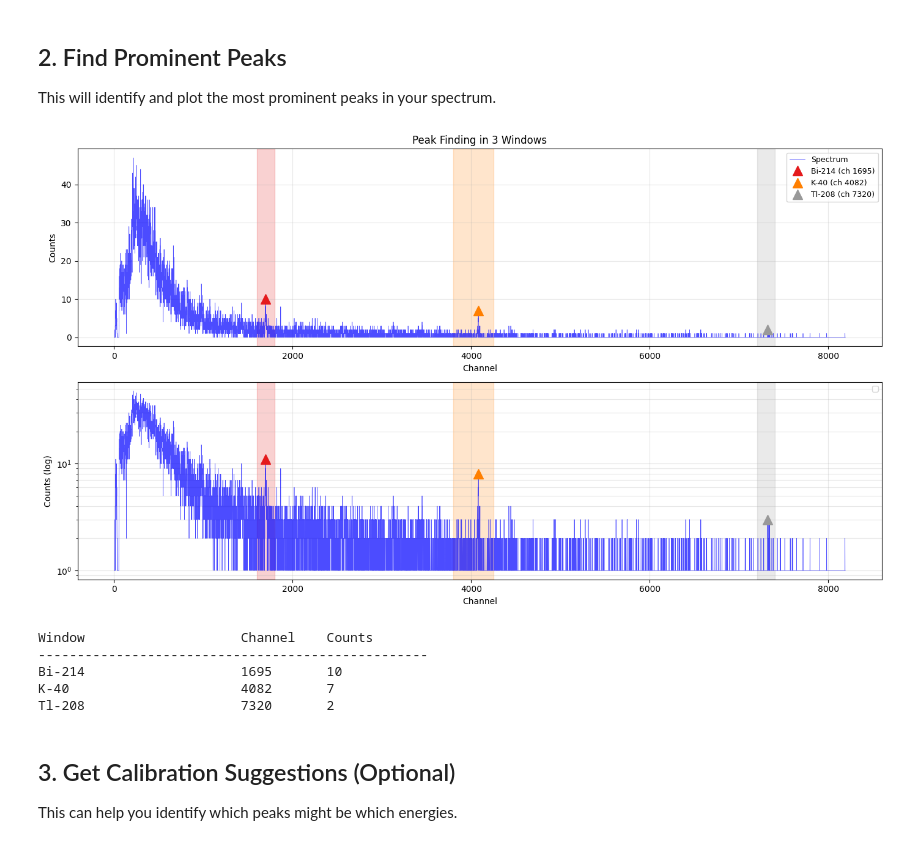
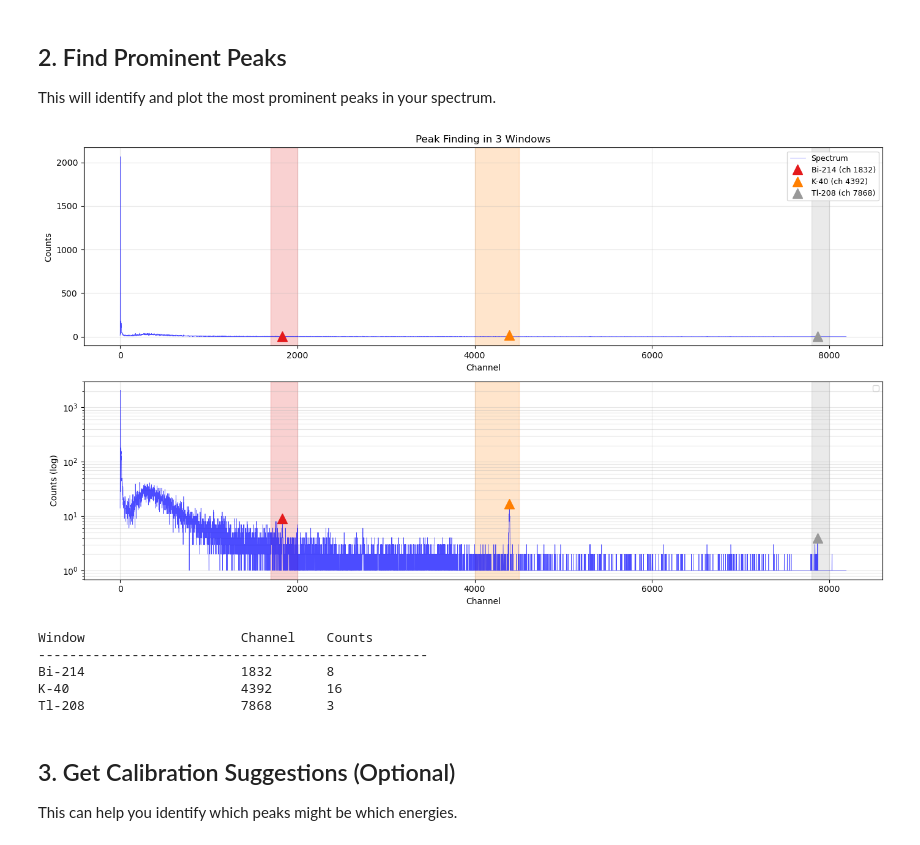
Before and after one commit to alihanks/radwatch-airmonitor, a Jupyter notebook: image_scripts/spectrum_calibration_example.ipynb, the cells around one changed output. Cells and saved outputs as stored; diff of their text form; code cells hidden in the pictures.

```diff
--- a/image_scripts/spectrum_calibration_example.ipynb
+++ b/image_scripts/spectrum_calibration_example.ipynb
@@ -33,10 +33,11 @@ Load your CNF file or any spectrum data. You need just the count array.
 from cnf_parser_standalone import read_cnf
 
 #path = r"C:\Users\aliha\Downloads\2025-12-23"
-path = r"C:\Users\aliha\Downloads\2026-rooftop"
+#path = r"C:\Users\aliha\Downloads\2026-rooftop"
+path = r'/home/dosenet/Dropbox/UCB Air Monitor/Data/Roof/current/2026/'
 #path = r"C:\Users\aliha\Downloads\2025-12-19"
-filepath = r"C:\Users\aliha\Downloads\2025-04-22-rooftop\2025-04-22_17-13-40-733175.CNF"  # ← Change this to your file
-#filepath = path + r"\2026-02-01_15-39-25-047852.CNF"
+#filepath = r"C:\Users\aliha\Downloads\2025-04-22-rooftop\2025-04-22_17-13-40-733175.CNF"  # ← Change this to your file
+filepath = path + r'2026-02-06_10-27-04-288495.CNF'
 data = read_cnf(filepath, verbose=True)
 counts = data['counts']
 
@@ -77,30 +78,30 @@ This will identify and plot the most prominent peaks in your spectrum.
 # %%
 #windows = [
 #    (1800, 2000, 'Bi-214'),   # Look for peak between channels 280-330
 #    (4000, 4500, 'K-40'),     # Look for peak between channels 700-760
 #    (7800, 8000, 'Tl-208')  # Look for peak between channels 1280-1340
 #]
 
 windows = [
-    (1600, 1800, 'Bi-214'),   # Look for peak between channels 280-330
-    (3800, 4250, 'K-40'),     # Look for peak between channels 700-760
-    (7200, 7400, 'Tl-208')  # Look for peak between channels 1280-1340
+    (1700, 2000, 'Bi-214'),   # Look for peak between channels 280-330
+    (4000, 4500, 'K-40'),     # Look for peak between channels 700-760
+    (7800, 8000, 'Tl-208')  # Look for peak between channels 1280-1340
 ]
 
 expected_energies = [609.3, 1460.8, 2614.5]
 
 peak_results = find_peaks_in_windows(counts, windows, plot=True)
 
 #cal, energies, info, peaks = calibrate_from_windows(
 #    counts, windows, expected_energies
 #)
 # %% [output]
-[figure, old version]
+[figure, new version]
 Window                    Channel    Counts
 --------------------------------------------------
-Bi-214                    1695       10
-K-40                      4082       7
-Tl-208                    7320       2
+Bi-214                    1832       8
+K-40                      4392       16
+Tl-208                    7868       3
 # %% [markdown]
 ## 3. Get Calibration Suggestions (Optional)
 
```
Also changed, not shown: parts of 6 cells of this notebook, 11 other files.
